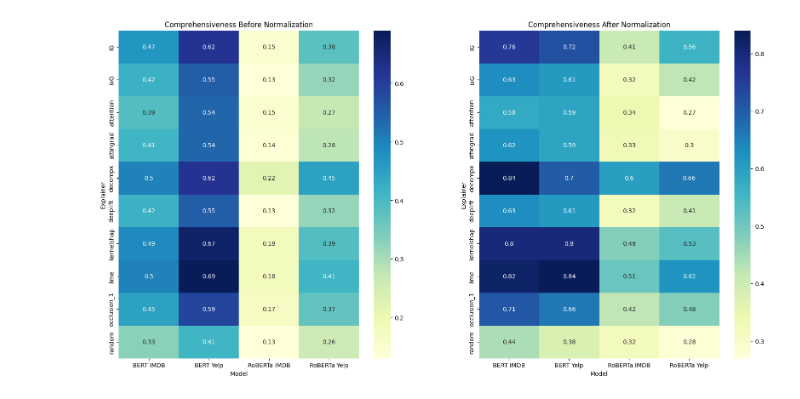
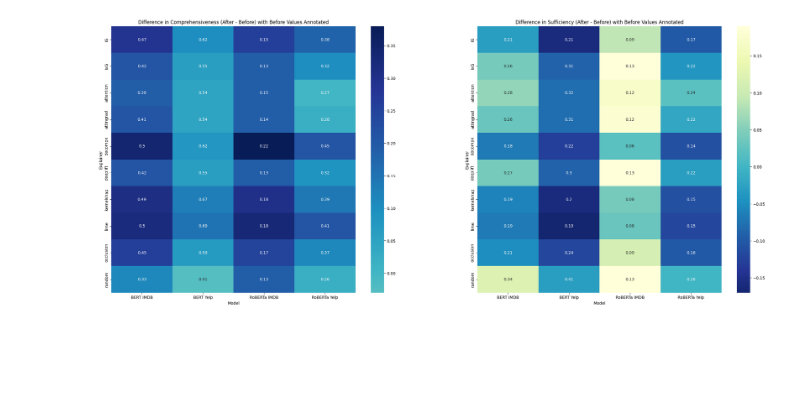
Before and after one commit to JoakimEdin/naopc, a Jupyter notebook: notebooks/normalization_before_after.ipynb, the cells around one changed output. Drawn from its saved outputs; the diff is of its cells as text; code cells hidden in the pictures; blank space fills up the shorter version.

```diff
--- a/notebooks/normalization_before_after.ipynb
+++ b/notebooks/normalization_before_after.ipynb
@@ -50,20 +54,28 @@ data_sufficiency = {
 # %%
-import pandas as pd
-import matplotlib.pyplot as plt
-import seaborn as sns
+df_comp = pd.DataFrame(data_comprehensiveness)
+df_suff = pd.DataFrame(data_sufficiency)
 
-df_comp = pd.DataFrame(data_comprehensiveness)
+# Calculate difference
+df_comp['Difference'] = df_comp['After'] - df_comp['Before']
+df_suff['Difference'] = df_suff['After'] - df_suff['Before']
 
 # Pivot table for heatmap
-df_comp_pivot = df_comp.pivot(index="Explainer", columns="Model", values="Before")
-df_comp_pivot_after = df_comp.pivot(index="Explainer", columns="Model", values="After")
+df_comp_pivot = df_comp.pivot(index="Explainer", columns="Model", values="Difference")
+df_comp_labels = df_comp.pivot(index="Explainer", columns="Model", values="Before").round(2)
 
-# Plotting heatmaps
-fig, (ax1, ax2) = plt.subplots(1, 2, figsize=(20, 10))
-sns.heatmap(df_comp_pivot, annot=True, cmap="YlGnBu", ax=ax1)
-sns.heatmap(df_comp_pivot_after, annot=True, cmap="YlGnBu", ax=ax2)
-ax1.set_title('Comprehensiveness Before Normalization')
-ax2.set_title('Comprehensiveness After Normalization')
+# Pivot table for heatmap
+df_suff_pivot = df_suff.pivot(index="Explainer", columns="Model", values="Difference")
+df_suff_labels = df_suff.pivot(index="Explainer", columns="Model", values="Before").round(2)
+
+# Plotting heatmaps side by side
+fig, (ax1, ax2) = plt.subplots(1, 2, figsize=(30, 12))
+
+sns.heatmap(df_comp_pivot, annot=df_comp_labels, cmap="YlGnBu", center=0, ax=ax1)
+ax1.set_title('Difference in Comprehensiveness (After - Before) with Before Values Annotated')
+
+sns.heatmap(df_suff_pivot, annot=df_suff_labels, cmap="YlGnBu_r", center=0, ax=ax2)
+ax2.set_title('Difference in Sufficiency (After - Before) with Before Values Annotated')
+
 plt.show()
 # %% [output]
-[figure, old version]
+[figure, new version]
```
Also changed, not shown: parts of 10 cells of this notebook, 1 other file.
